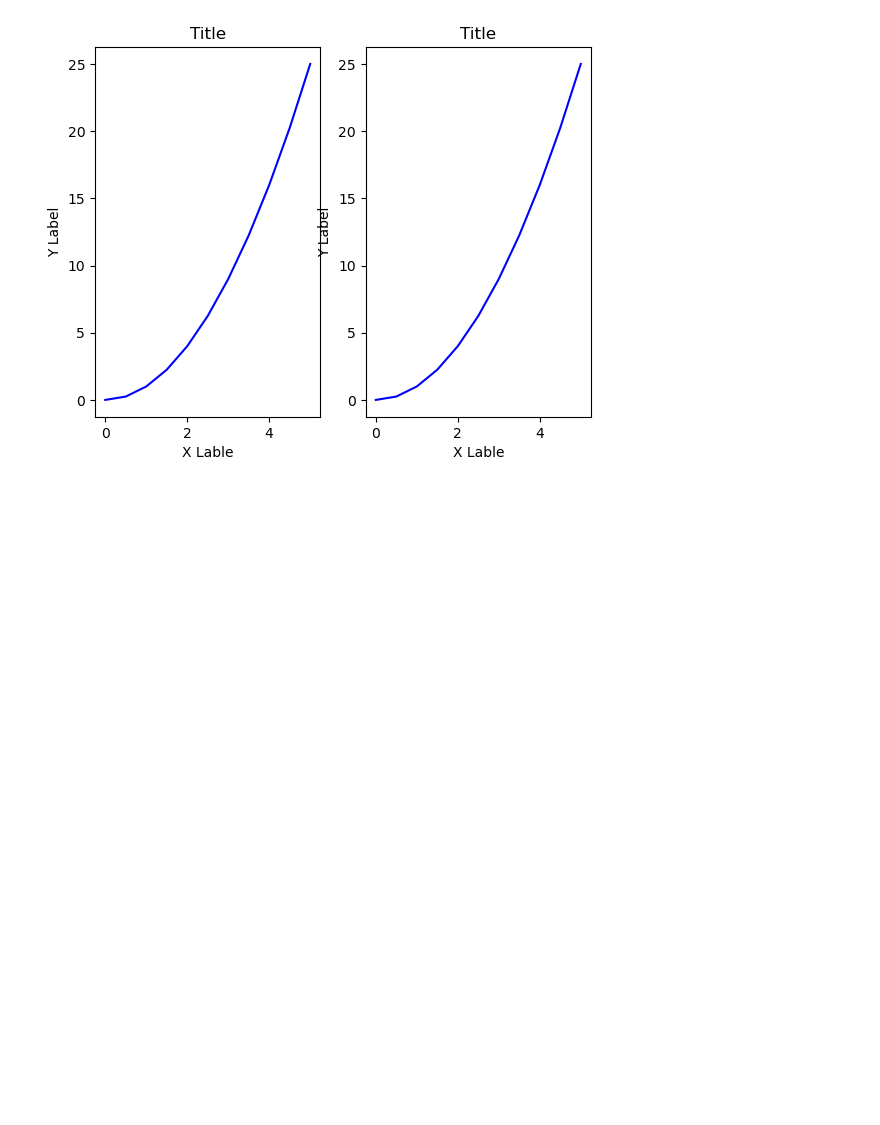
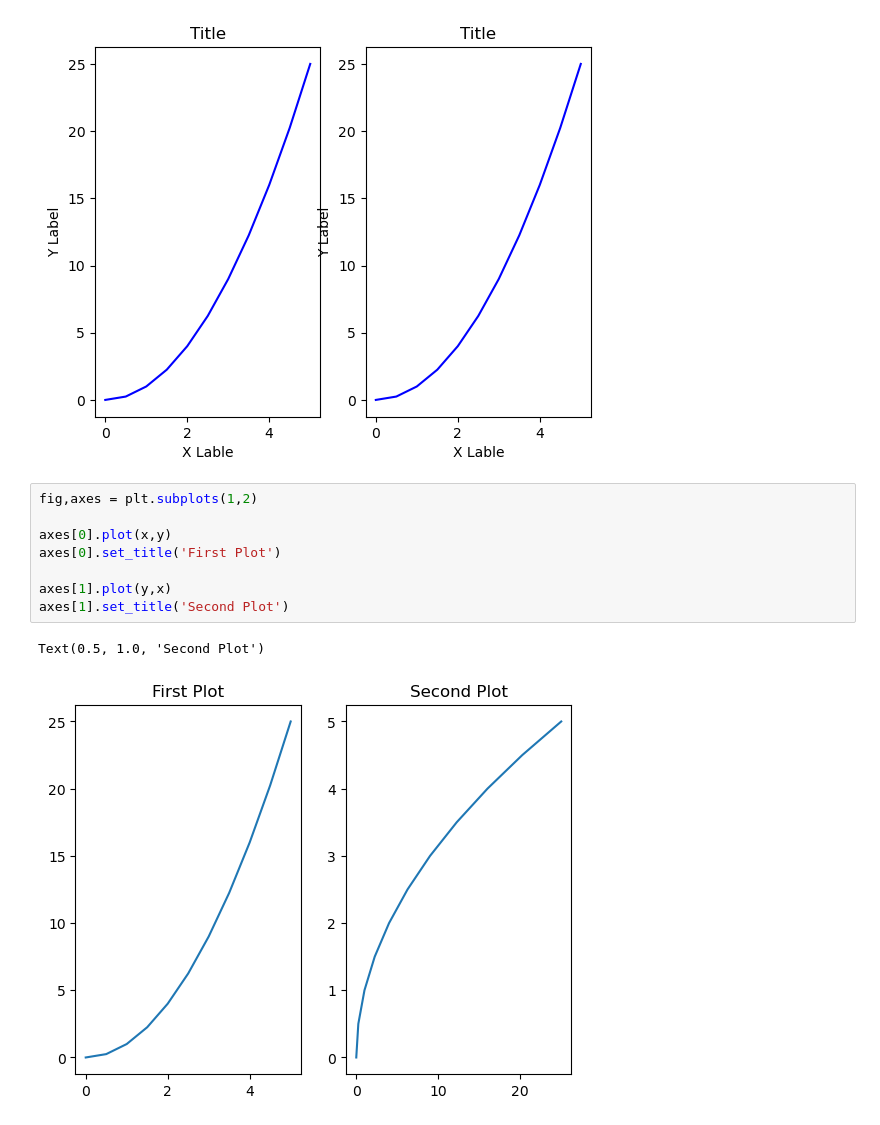
Before and after one commit to JenasJermaine/Learning-Data-Science-and-Machine-Learning, a Jupyter notebook: Data Viz- MatPlotLib/MatPlotLib.ipynb, the cells around one changed output. Drawn from its saved outputs; the diff is of its cells as text; blank space fills up the shorter version.

Commit message:
MatPlotLib

```diff
--- a/Data Viz- MatPlotLib/MatPlotLib.ipynb
+++ b/Data Viz- MatPlotLib/MatPlotLib.ipynb
@@ -79,3 +79,14 @@ for axis in axes:
     axis.set_title('Title')
 # %% [output]
 [figure]
+# %%
+fig,axes = plt.subplots(1,2)
+
+axes[0].plot(x,y)
+axes[0].set_title('First Plot')
+
+axes[1].plot(y,x)
+axes[1].set_title('Second Plot')
+# %% [output]
+Text(0.5, 1.0, 'Second Plot')
+[figure, added]
```
Also changed, not shown: parts of 8 cells of this notebook, 1 other file.
